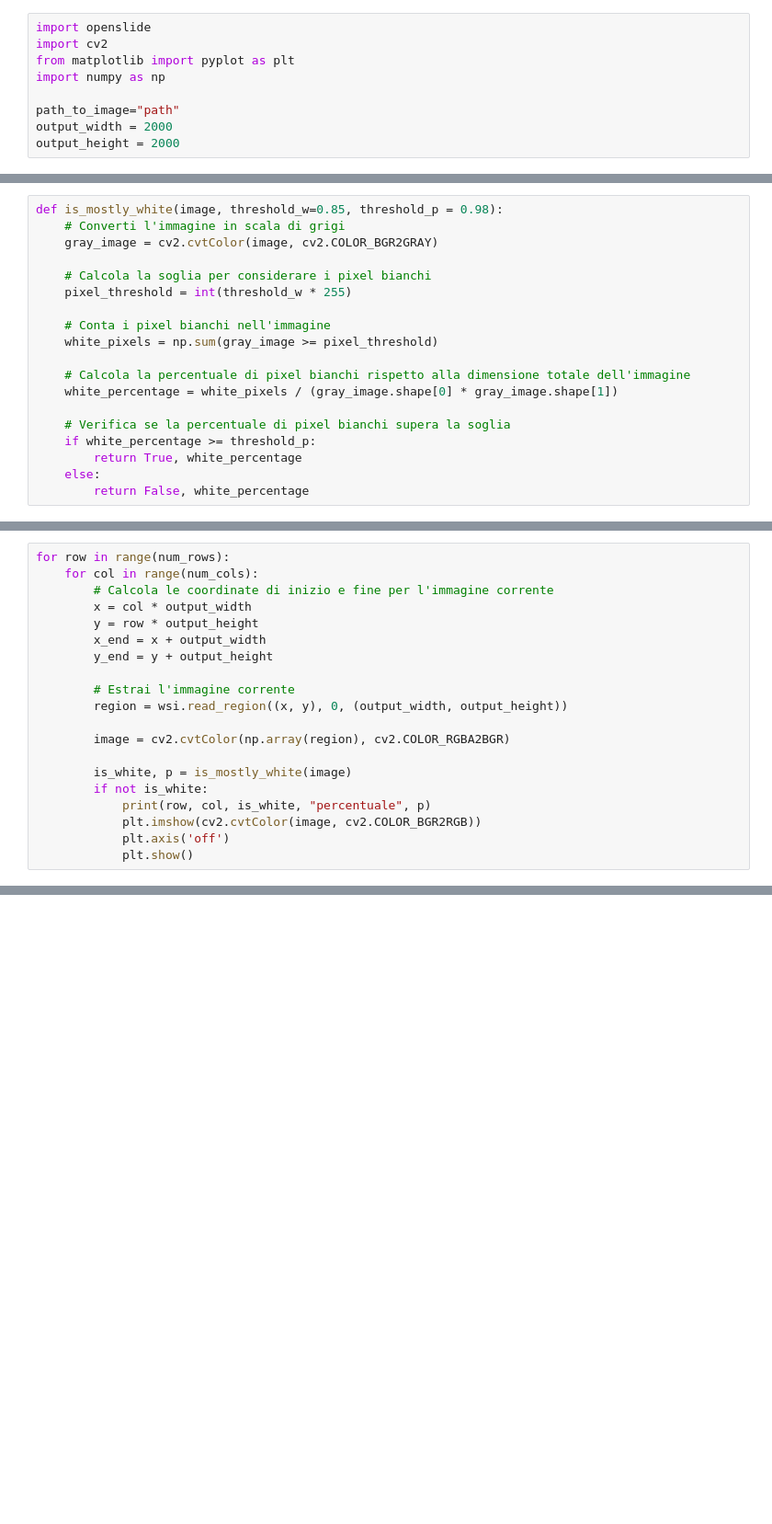
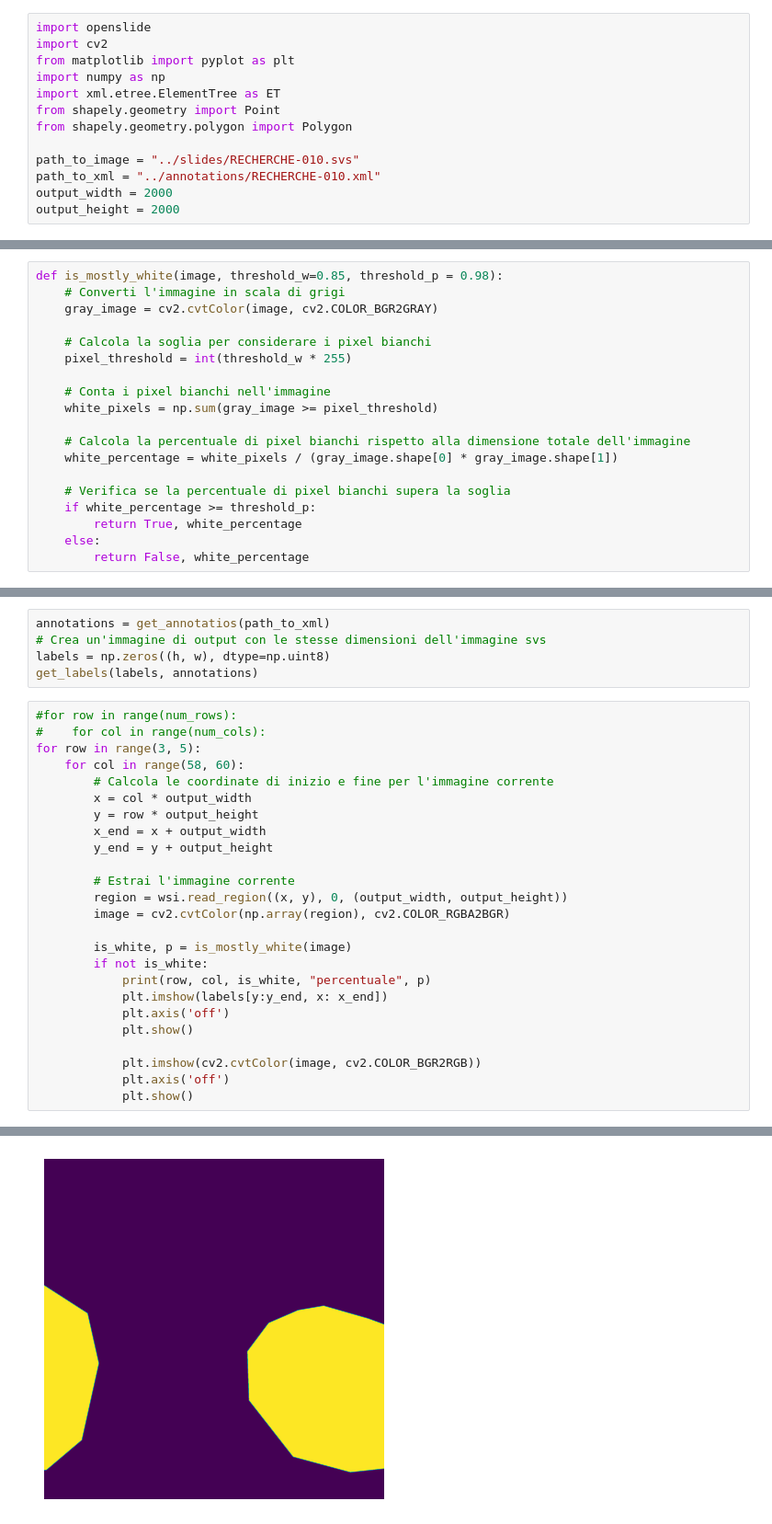
Before and after one commit to SofiaBelloni/glomeruli-detection, a Jupyter notebook: src/main.ipynb, the cells around one changed output, grey strips where cells are left out. Shown at 92% size. Cells and saved outputs as stored; diff of their text form; blank space fills up the shorter version.

Commit message:
created a function that extrapolates the labels

```diff
--- a/src/main.ipynb
+++ b/src/main.ipynb
@@ -13,7 +19,11 @@ import openslide
 import cv2
 from matplotlib import pyplot as plt
 import numpy as np
+import xml.etree.ElementTree as ET
+from shapely.geometry import Point
+from shapely.geometry.polygon import Polygon
 
-path_to_image="path"
+path_to_image = "../slides/RECHERCHE-010.svs"
+path_to_xml = "../annotations/RECHERCHE-010.xml"
 output_width = 2000
 output_height = 2000
@@ -52,6 +82,13 @@ def is_mostly_white(image, threshold_w=0.85, threshold_p = 0.98):
+# %%
+annotations = get_annotatios(path_to_xml)
+# Crea un'immagine di output con le stesse dimensioni dell'immagine svs
+labels = np.zeros((h, w), dtype=np.uint8)
+get_labels(labels, annotations)
 # %%
-for row in range(num_rows):
-    for col in range(num_cols):
+#for row in range(num_rows):
+#    for col in range(num_cols):
+for row in range(3, 5):
+    for col in range(58, 60):
         # Calcola le coordinate di inizio e fine per l'immagine corrente
         x = col * output_width
         y = row * output_height
@@ -60,12 +97,16 @@ for row in range(num_rows):
 
         # Estrai l'immagine corrente
         region = wsi.read_region((x, y), 0, (output_width, output_height))
-
         image = cv2.cvtColor(np.array(region), cv2.COLOR_RGBA2BGR)
 
         is_white, p = is_mostly_white(image)
         if not is_white:
             print(row, col, is_white, "percentuale", p)
+            plt.imshow(labels[y:y_end, x: x_end])
+            plt.axis('off')
+            plt.show()
+
             plt.imshow(cv2.cvtColor(image, cv2.COLOR_BGR2RGB))
             plt.axis('off')
             plt.show()
+# %% [output]
@@ -71,0 +114 @@ for row in range(num_rows):
+[figure, added]
```
Also changed, not shown: parts of 14 cells of this notebook, 1 other file.
